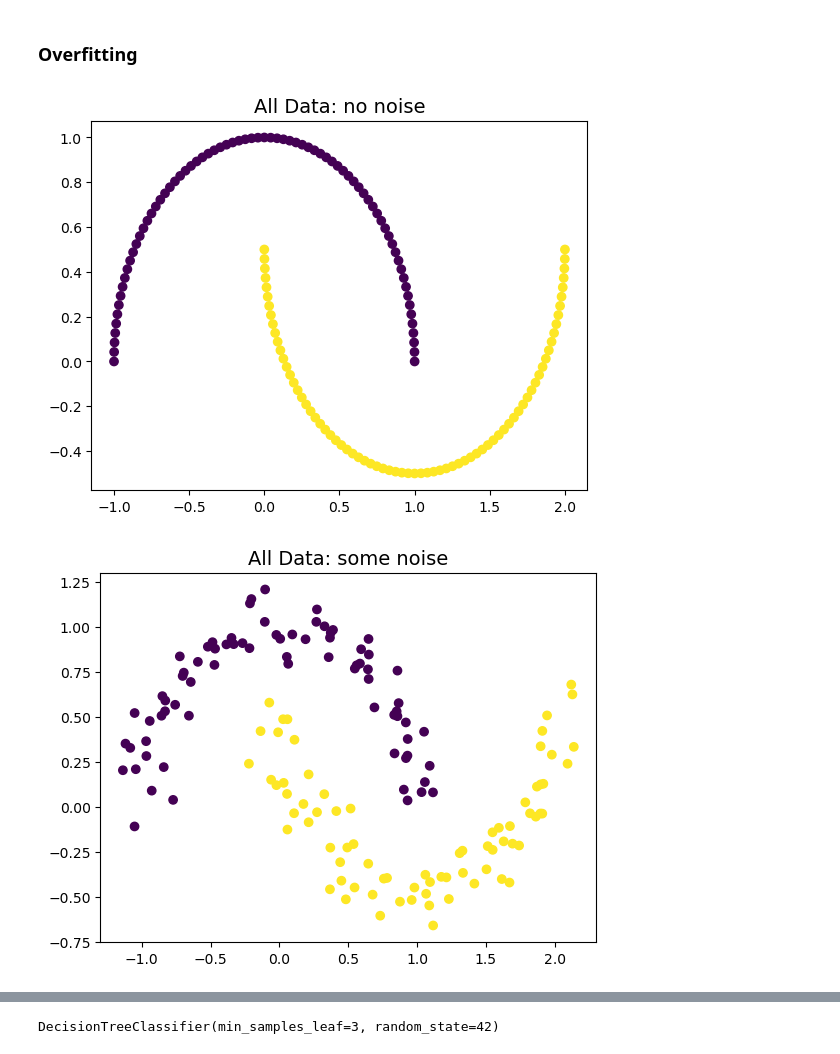
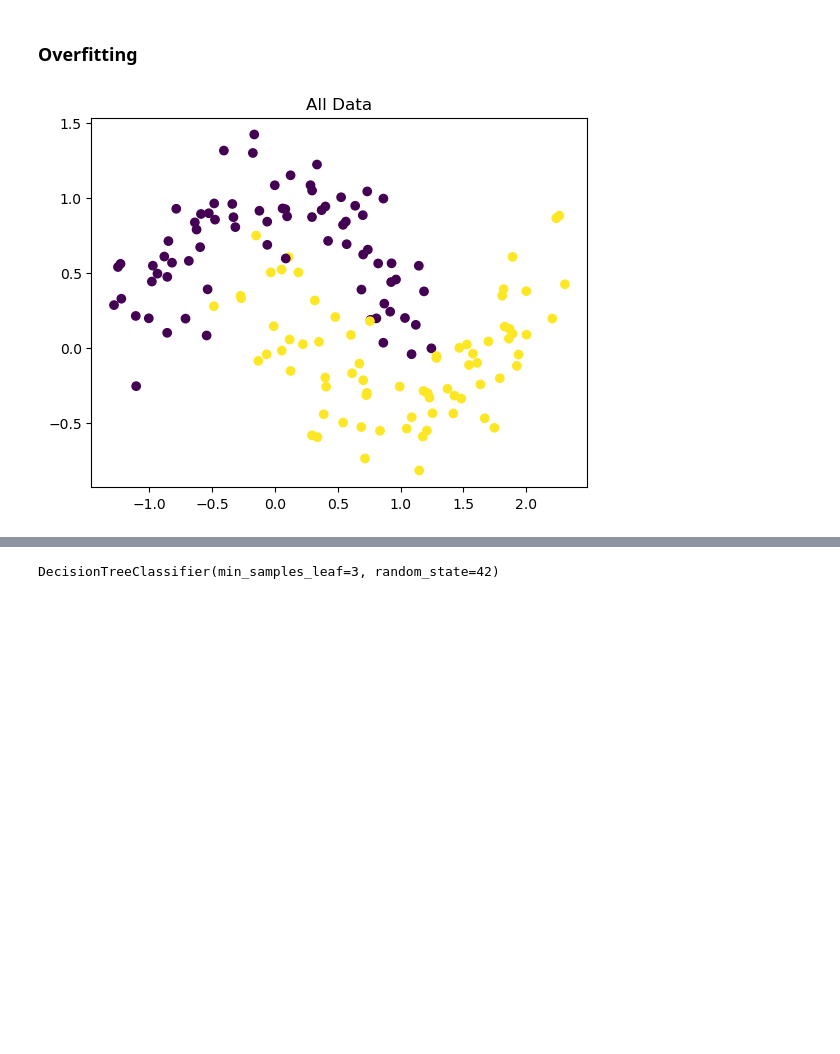
Before and after one commit to cmps460s24/cmps460-content, a Jupyter notebook: examples/06.dt-evaluation/2.decision_trees_evaluation.ipynb, the cells around one changed output, grey strips where cells are left out. Cells and saved outputs as stored; diff of their text form; code cells hidden in the pictures; blank space fills up the shorter version.

Commit message:
Updated classification evaluation examples

```diff
--- a/examples/06.dt-evaluation/2.decision_trees_evaluation.ipynb
+++ b/examples/06.dt-evaluation/2.decision_trees_evaluation.ipynb
@@ -231,17 +125,11 @@ Fold  149  Testing Accuracy: 1.0
 # %% [markdown]
 ### Overfitting
 # %%
-#Generate data with no noise
-X_moons, y_moons = make_moons(n_samples=150, noise=0.0, random_state=42)
+# Generate data with some noise
+# A simple toy dataset to visualize clustering and classification algorithms
+X_moons, y_moons = make_moons(n_samples=150, noise=0.2, random_state=42)
 plt.scatter(X_moons[:,0], X_moons[:,1],c=y_moons)
-plt.title("All Data: no noise")
+plt.title("All Data")
 plt.show()
-
-#Generate data with some noise
-X_moons, y_moons = make_moons(n_samples=150, noise=0.1, random_state=42)
-plt.scatter(X_moons[:,0], X_moons[:,1],c=y_moons)
-plt.title("All Data: some noise")
-plt.show()
 # %% [output]
-[figure, old version]
+[figure, new version]
-[figure, removed]
```
Also changed, not shown: parts of 30 cells of this notebook, 3 other files.
